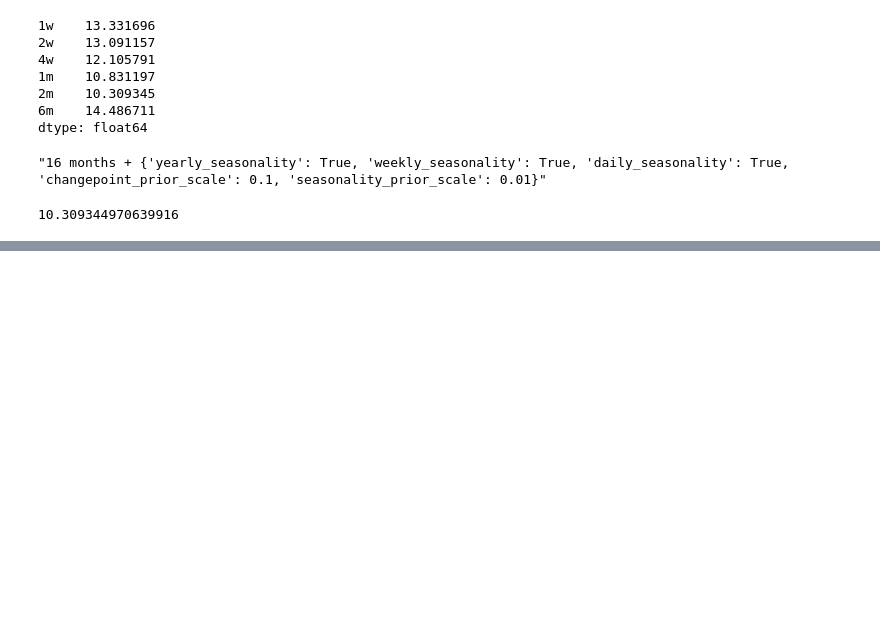
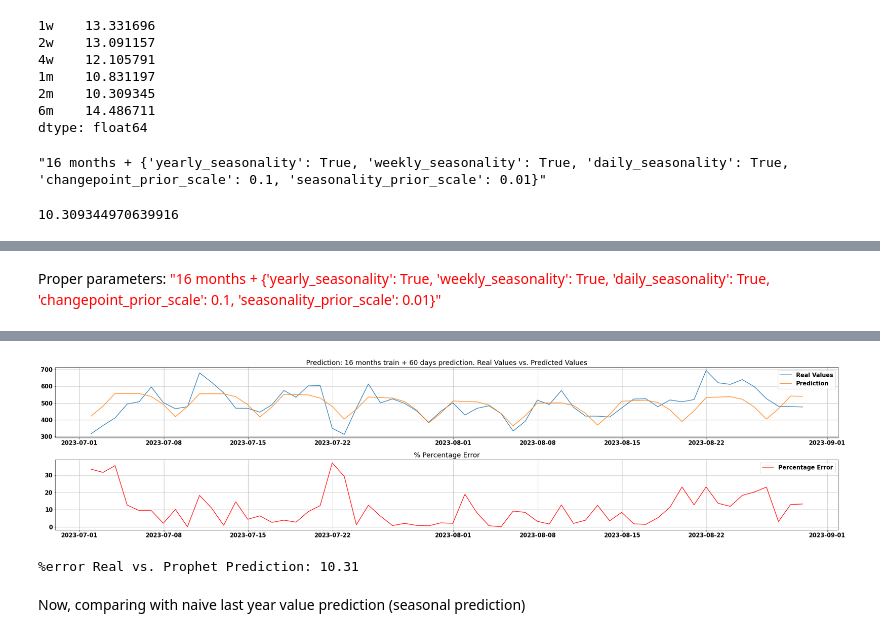
Before and after one commit to LSquarzoni/GreenTeam, a Jupyter notebook: Prophet_sandbox copy.ipynb, the cells around one changed output, grey strips where cells are left out. Saved outputs shown, nothing was run; the diff lists cells and outputs as text; code cells hidden in the pictures; blank space fills up the shorter version.

```diff
--- a/Prophet_sandbox copy.ipynb
+++ b/Prophet_sandbox copy.ipynb
@@ -837,0 +463,42 @@ print(f"%error 4Havglastval: {100*mean_absolute_percentage_error(df_combined['LC
+# %% [markdown]
+Proper parameters: <span style='color:red'> "16 months + {'yearly_seasonality': True, 'weekly_seasonality': True, 'daily_seasonality': True, 'changepoint_prior_scale': 0.1, 'seasonality_prior_scale': 0.01}" </span>
+# %%
+model = Prophet(yearly_seasonality = True, weekly_seasonality= True, daily_seasonality= True, changepoint_prior_scale = 0.1, seasonality_prior_scale = 0.01)
+# Fit the model on historical data
+model.fit(dataset_16m)
+
+# making prediction:
+future = model.make_future_dataframe(periods=60, freq='D')
+forecast = model.predict(future)
+
+# creating a combined dataset with all data to plot:
+dataset_copy = dataset_CI[21864:]
+forecast_copy = forecast[10223:]
+
+forecast_copy.set_index('ds', inplace=True)
+df_aligned = dataset_copy[dataset_copy.index.isin(forecast_copy.index)]
+df_combined = df_aligned.join(forecast_copy, lsuffix='_hourly', rsuffix='_resampled')
+
+# caclulating difference error (% abs):
+df_combined['percerr_graph'] = (abs((df_combined['yhat']-df_combined['LCA+direct'])/df_combined['LCA+direct']))*100
+
+# plotting:
+fig, (ax1, ax2) = plt.subplots(2, 1, figsize=(30, 7))
+
+ax1.plot(df_combined.index, df_combined['LCA+direct'], label='Real Values')
+ax1.plot(df_combined.index, df_combined['yhat'], label='Prediction')
+ax1.set_title(f"Prediction: 16 months train + 60 days prediction. Real Values vs. Predicted Values")
+ax1.grid()
+ax1.legend()
+
+ax2.plot(df_combined.index, df_combined['percerr_graph'], 'red', label = 'Percentage Error')
+ax2.set_title(f"% Percentage Error")
+ax2.grid()
+ax2.legend()
+
+plt.rc("font", weight="bold", size=15)
+plt.tight_layout()
+plt.show()
+
+print(f"%error Real vs. Prophet Prediction: {100*mean_absolute_percentage_error(df_combined['LCA+direct'], df_combined['yhat']):.2f} ")
+# %% [output]
@@ -837,0 +507,4 @@ print(f"%error 4Havglastval: {100*mean_absolute_percentage_error(df_combined['LC
+[figure, added]
+%error Real vs. Prophet Prediction: 10.31
+# %% [markdown]
+Now, comparing with naive last year value prediction (seasonal prediction)
```
Also changed, not shown: parts of 15 cells of this notebook.
